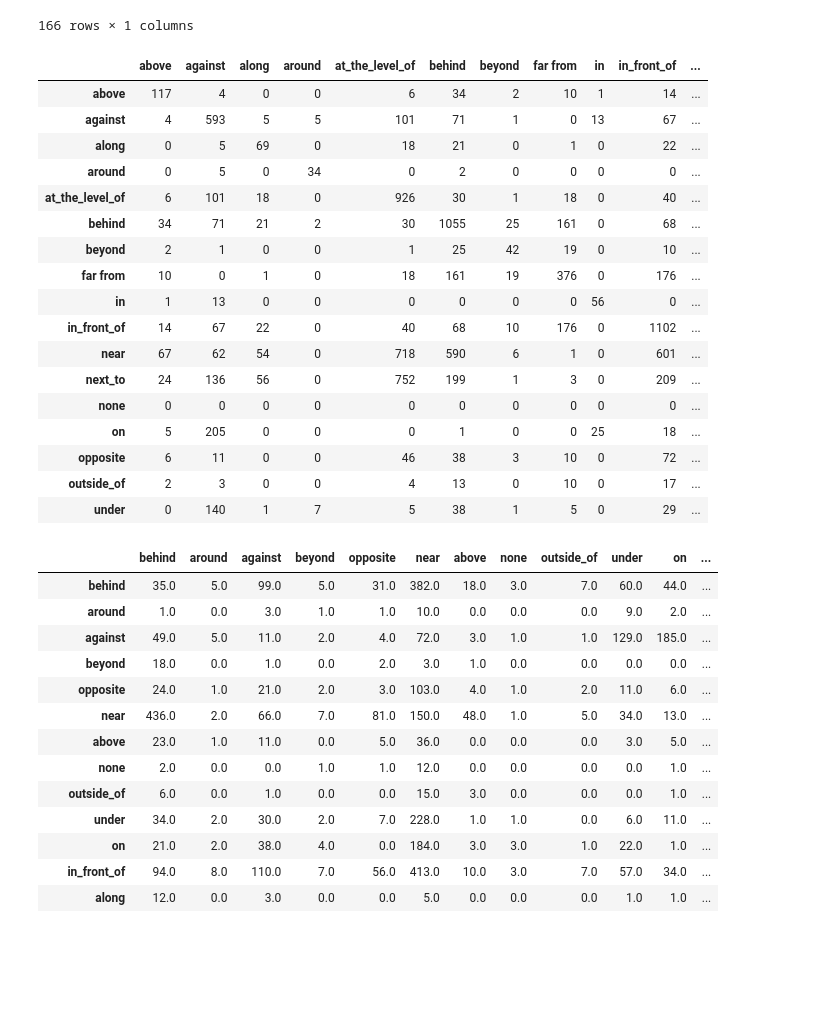
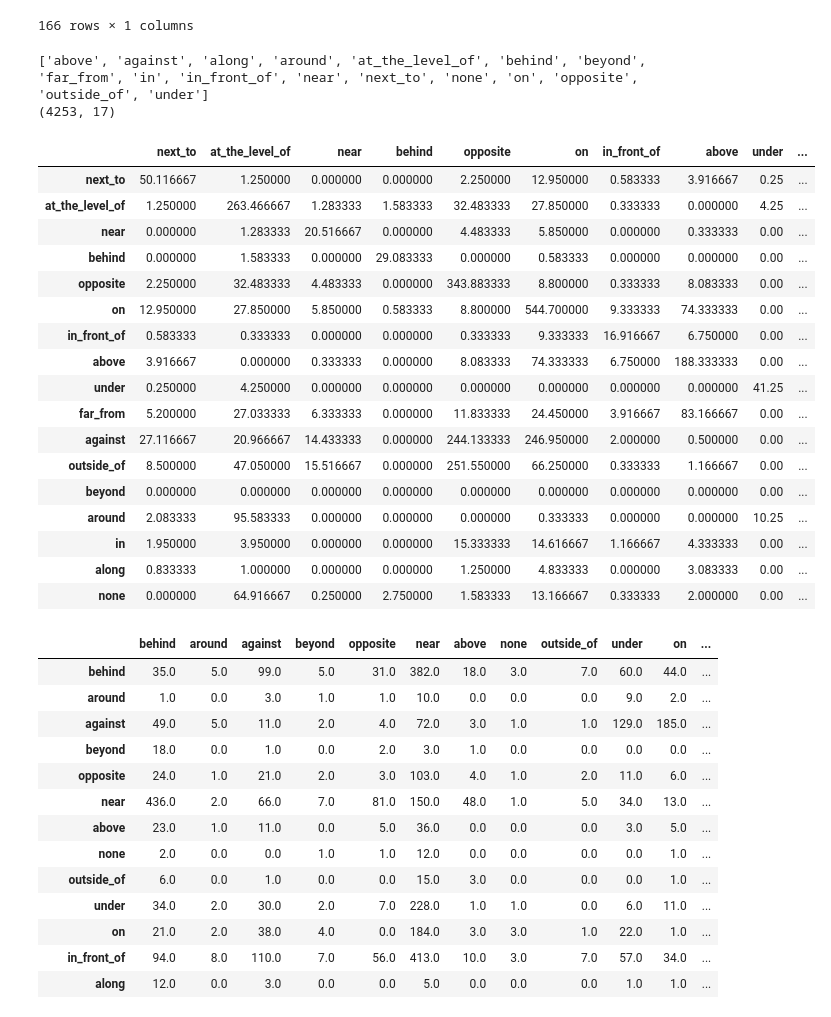
Before and after one commit to Zach128/CCE5225-assignment-2, a Jupyter notebook: CCE5225_Assignment_II_PGM_2020-21.ipynb, the cells around one changed output. Saved outputs shown, nothing was run; the diff lists cells and outputs as text; code cells hidden in the pictures; blank space fills up the shorter version.

```diff
--- a/CCE5225_Assignment_II_PGM_2020-21.ipynb
+++ b/CCE5225_Assignment_II_PGM_2020-21.ipynb
@@ -279,37 +279,45 @@ Results for 1.c:
 | (around, against, near) | 1 |
 | (next_to, at_the_level_of, far from) | 1 |
 166 rows × 1 columns
-# %%
-# 1.d. Compute a word-word co occurrence probability distribution
-train_1d_out_labels = [' '.join(label) for label in train_out_labels]
-
-from sklearn.feature_extraction.text import CountVectorizer
-
-count_model = CountVectorizer(ngram_range=(1,2), vocabulary=label_encoder.classes_) # default unigram model
-X = count_model.fit_transform(train_1d_out_labels)
-# X[X > 0] = 1 # run this line if you don't want extra within-text cooccurence (see below)
-Xc = (X.T * X) # this is co-occurrence matrix in sparse csr format
-df = pandas.DataFrame(Xc.todense(), index = count_model.vocabulary_, columns=count_model.vocabulary_)
-display(df) # print out matrix in dense format
-# %% [output]
-|  | above | against | along | around | at_the_level_of | behind | beyond | far from | in | in_front_of | ... |
-| above | 117 | 4 | 0 | 0 | 6 | 34 | 2 | 10 | 1 | 14 | ... |
-| against | 4 | 593 | 5 | 5 | 101 | 71 | 1 | 0 | 13 | 67 | ... |
-| along | 0 | 5 | 69 | 0 | 18 | 21 | 0 | 1 | 0 | 22 | ... |
-| around | 0 | 5 | 0 | 34 | 0 | 2 | 0 | 0 | 0 | 0 | ... |
-| at_the_level_of | 6 | 101 | 18 | 0 | 926 | 30 | 1 | 18 | 0 | 40 | ... |
-| behind | 34 | 71 | 21 | 2 | 30 | 1055 | 25 | 161 | 0 | 68 | ... |
-| beyond | 2 | 1 | 0 | 0 | 1 | 25 | 42 | 19 | 0 | 10 | ... |
-| far from | 10 | 0 | 1 | 0 | 18 | 161 | 19 | 376 | 0 | 176 | ... |
-| in | 1 | 13 | 0 | 0 | 0 | 0 | 0 | 0 | 56 | 0 | ... |
-| in_front_of | 14 | 67 | 22 | 0 | 40 | 68 | 10 | 176 | 0 | 1102 | ... |
-| near | 67 | 62 | 54 | 0 | 718 | 590 | 6 | 1 | 0 | 601 | ... |
-| next_to | 24 | 136 | 56 | 0 | 752 | 199 | 1 | 3 | 0 | 209 | ... |
-| none | 0 | 0 | 0 | 0 | 0 | 0 | 0 | 0 | 0 | 0 | ... |
-| on | 5 | 205 | 0 | 0 | 0 | 1 | 0 | 0 | 25 | 18 | ... |
-| opposite | 6 | 11 | 0 | 0 | 46 | 38 | 3 | 10 | 0 | 72 | ... |
-| outside_of | 2 | 3 | 0 | 0 | 4 | 13 | 0 | 10 | 0 | 17 | ... |
-| under | 0 | 140 | 1 | 7 | 5 | 38 | 1 | 5 | 0 | 29 | ... |
+# %%
+# 1.d. Compute a word-word co occurrence probability distribution
+train_1d_out_labels = [' '.join(label).replace('far from', 'far_from') for label in train_out_labels]
+
+corpus = [
+    'This is the first document.',
+    'This document is the second document.',
+    'And this is the third one.',
+    'Is this the first document?',
+]
+
+vectorizer = TfidfVectorizer(use_idf=False)
+X = vectorizer.fit_transform(train_1d_out_labels)
+print(vectorizer.get_feature_names())
+print(X.shape)
+Xc = (X.T * X)
+df = pd.DataFrame(Xc.todense(), index = vectorizer.vocabulary_, columns=vectorizer.vocabulary_)
+display(df)
+# %% [output]
+['above', 'against', 'along', 'around', 'at_the_level_of', 'behind', 'beyond', 'far_from', 'in', 'in_front_of', 'near', 'next_to', 'none', 'on', 'opposite', 'outside_of', 'under']
+(4253, 17)
+|  | next_to | at_the_level_of | near | behind | opposite | on | in_front_of | above | under | ... |
+| next_to | 50.116667 | 1.250000 | 0.000000 | 0.000000 | 2.250000 | 12.950000 | 0.583333 | 3.916667 | 0.25 | ... |
+| at_the_level_of | 1.250000 | 263.466667 | 1.283333 | 1.583333 | 32.483333 | 27.850000 | 0.333333 | 0.000000 | 4.25 | ... |
+| near | 0.000000 | 1.283333 | 20.516667 | 0.000000 | 4.483333 | 5.850000 | 0.000000 | 0.333333 | 0.00 | ... |
+| behind | 0.000000 | 1.583333 | 0.000000 | 29.083333 | 0.000000 | 0.583333 | 0.000000 | 0.000000 | 0.00 | ... |
+| opposite | 2.250000 | 32.483333 | 4.483333 | 0.000000 | 343.883333 | 8.800000 | 0.333333 | 8.083333 | 0.00 | ... |
+| on | 12.950000 | 27.850000 | 5.850000 | 0.583333 | 8.800000 | 544.700000 | 9.333333 | 74.333333 | 0.00 | ... |
+| in_front_of | 0.583333 | 0.333333 | 0.000000 | 0.000000 | 0.333333 | 9.333333 | 16.916667 | 6.750000 | 0.00 | ... |
+| above | 3.916667 | 0.000000 | 0.333333 | 0.000000 | 8.083333 | 74.333333 | 6.750000 | 188.333333 | 0.00 | ... |
+| under | 0.250000 | 4.250000 | 0.000000 | 0.000000 | 0.000000 | 0.000000 | 0.000000 | 0.000000 | 41.25 | ... |
+| far_from | 5.200000 | 27.033333 | 6.333333 | 0.000000 | 11.833333 | 24.450000 | 3.916667 | 83.166667 | 0.00 | ... |
+| against | 27.116667 | 20.966667 | 14.433333 | 0.000000 | 244.133333 | 246.950000 | 2.000000 | 0.500000 | 0.00 | ... |
+| outside_of | 8.500000 | 47.050000 | 15.516667 | 0.000000 | 251.550000 | 66.250000 | 0.333333 | 1.166667 | 0.00 | ... |
+| beyond | 0.000000 | 0.000000 | 0.000000 | 0.000000 | 0.000000 | 0.000000 | 0.000000 | 0.000000 | 0.00 | ... |
+| around | 2.083333 | 95.583333 | 0.000000 | 0.000000 | 0.000000 | 0.333333 | 0.000000 | 0.000000 | 10.25 | ... |
+| in | 1.950000 | 3.950000 | 0.000000 | 0.000000 | 15.333333 | 14.616667 | 1.166667 | 4.333333 | 0.00 | ... |
+| along | 0.833333 | 1.000000 | 0.000000 | 0.000000 | 1.250000 | 4.833333 | 0.000000 | 3.083333 | 0.00 | ... |
+| none | 0.000000 | 64.916667 | 0.250000 | 2.750000 | 1.583333 | 13.166667 | 0.333333 | 2.000000 | 0.00 | ... |
 # %%
 import numpy as np
 import nltk
```
Also changed, not shown: parts of 1 cell of this notebook.
